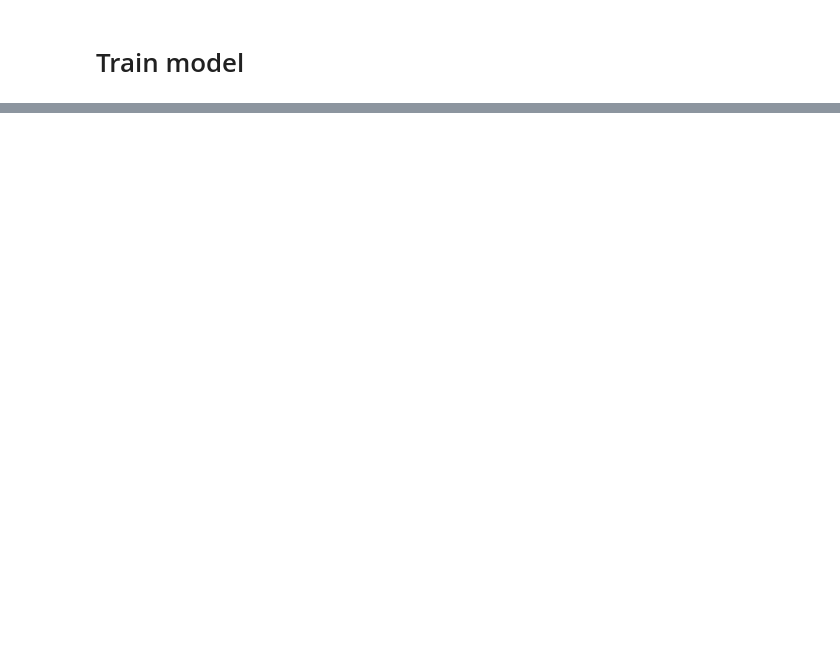
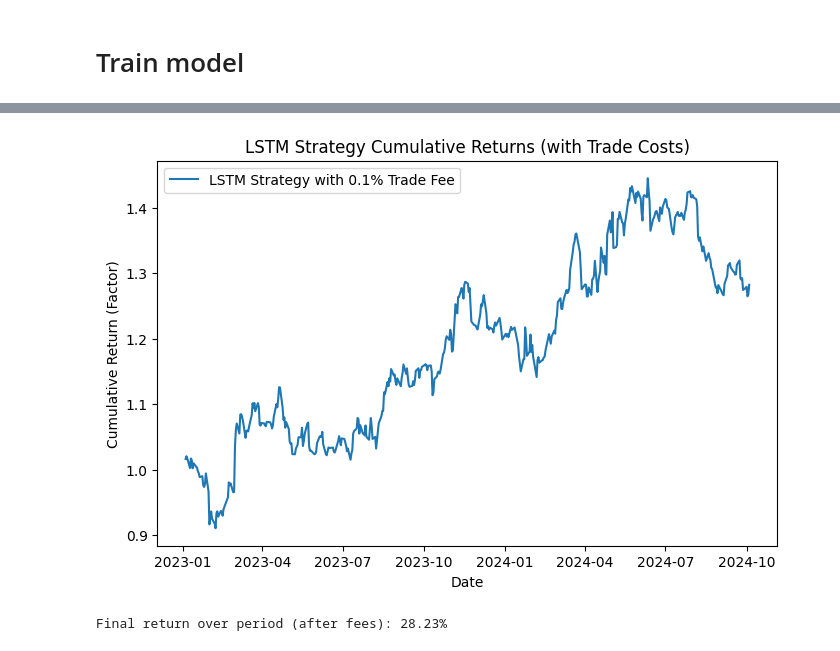
Before and after one commit to PTrendafilov/BUCKS, a Jupyter notebook: model.ipynb, the cells around one changed output, grey strips where cells are left out. Cells and saved outputs as stored; diff of their text form; code cells hidden in the pictures; blank space fills up the shorter version.

```diff
--- a/model.ipynb
+++ b/model.ipynb
@@ -359,0 +465,54 @@ for i, symbol in enumerate(symbols):
+# %%
+import numpy as np
+import pandas as pd
+import matplotlib.pyplot as plt
+
+# (1) Predicted vs. Actual percentage changes
+predicted_changes = y_test_pred_pct  # Shape (N-1, 4)
+actual_changes = y_test_true_pct     # Shape (N-1, 4)
+
+# (2) Build signals (+1 = long, -1 = short)
+signals = np.zeros_like(predicted_changes)
+signals[predicted_changes > 0.001] = 1
+signals[predicted_changes < 0.001] = -1
+
+# (3) Compute daily returns based on actual price changes
+daily_symbol_returns = signals * actual_changes  # Shape (N-1, 4)
+
+# (4) Calculate **trade cost mask** (detect when a trade occurs)
+# A trade occurs when today's position != yesterday's position
+trade_mask = (signals[1:] != signals[:-1])  # Shape (N-2, 4)
+trade_costs = trade_mask * 0.1  # 0.1% per trade
+
+# (5) Apply transaction costs:
+# Deduct trade cost when we enter or exit a trade
+daily_symbol_returns[1:] -= trade_costs  # First row has no cost (since no prior trade)
+
+# (6) Aggregate into portfolio return (average across symbols)
+daily_portfolio_return = daily_symbol_returns.mean(axis=1)  # Shape (N-1,)
+
+# (7) Ensure dates match the number of rows in y_test_true_pct
+dates_for_test = test_merged.index  # Get actual test dataset dates
+dates_for_test = dates_for_test[1:len(daily_portfolio_return) + 1]  # Align length exactly
+
+# (8) Create strategy returns with properly aligned dates
+strategy_returns = pd.Series(daily_portfolio_return, index=dates_for_test)
+
+# (9) Calculate cumulative returns
+cumulative_returns = (1 + strategy_returns / 100).cumprod()
+
+# (10) Plot cumulative returns
+plt.figure(figsize=(8, 5))
+plt.plot(cumulative_returns, label="LSTM Strategy with 0.1% Trade Fee")
+plt.title("LSTM Strategy Cumulative Returns (with Trade Costs)")
+plt.xlabel("Date")
+plt.ylabel("Cumulative Return (Factor)")
+plt.legend()
+plt.show()
+
+# (11) Evaluate final total return
+final_return = cumulative_returns.iloc[-1] - 1
+print(f"Final return over period (after fees): {final_return * 100:.2f}%")
+# %% [output]
+[figure, added]
+Final return over period (after fees): 28.23%
```
Also changed, not shown: parts of 16 cells of this notebook.
